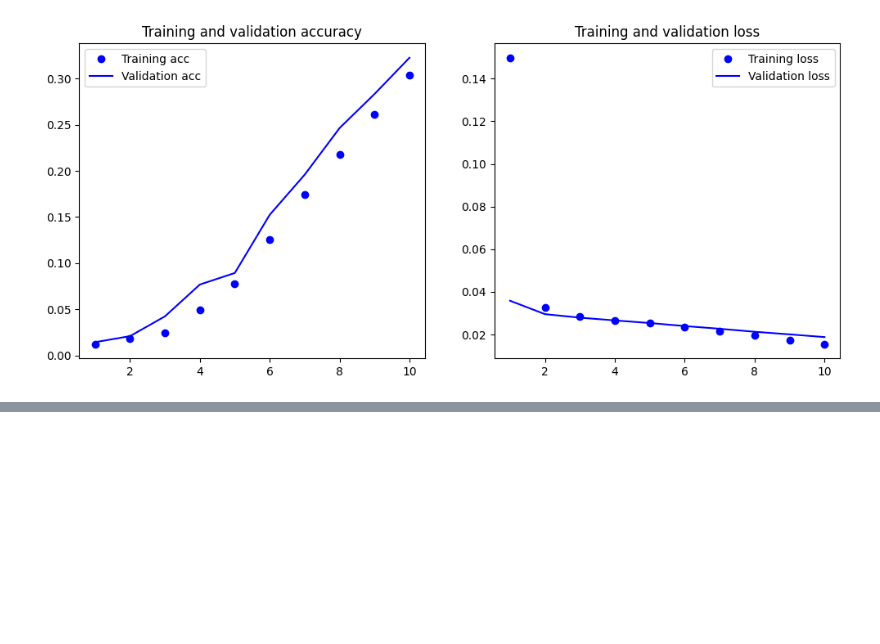
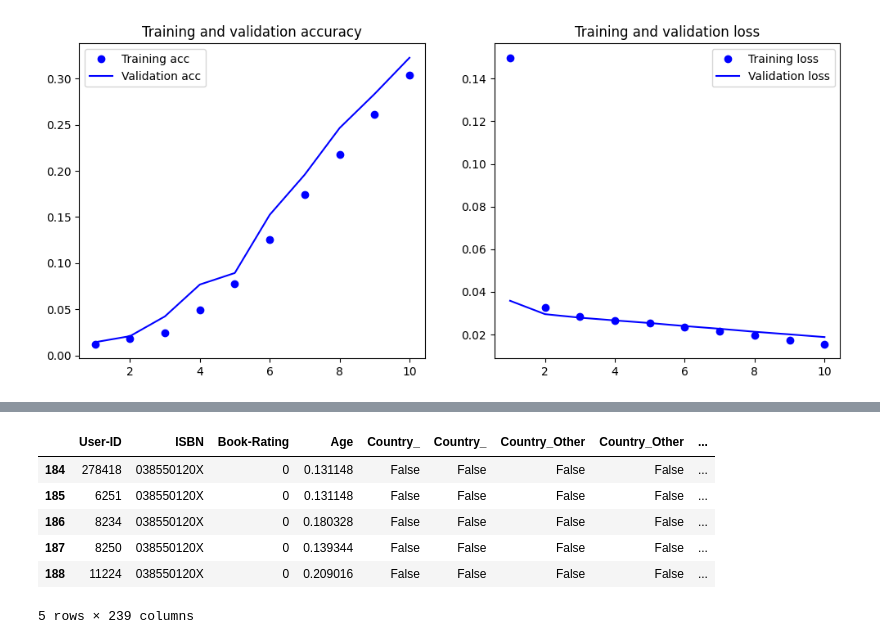
Before and after one commit to GitElean/DL_6_7, a Jupyter notebook: recommendation.ipynb, the cells around one changed output, grey strips where cells are left out. Saved outputs shown, nothing was run; the diff lists cells and outputs as text; code cells hidden in the pictures; blank space fills up the shorter version.

```diff
--- a/recommendation.ipynb
+++ b/recommendation.ipynb
@@ -603,0 +813,58 @@ plt.show()
+# %%
+from sklearn.feature_extraction import FeatureHasher
+
+# Definimos el número de dimensiones de las características después del hashing
+n_features = 10
+
+# Inicializamos los hashers para cada característica categórica
+hasher_title = FeatureHasher(n_features=n_features, input_type='string')
+hasher_author = FeatureHasher(n_features=n_features, input_type='string')
+hasher_publisher = FeatureHasher(n_features=n_features, input_type='string')
+
+# Reducimos aún más N y M
+N_reduced = 500  # libros más calificados
+M_reduced = 5000  # usuarios que han dado más calificaciones
+
+# Obtenemos los top N_reduced libros y top M_reduced usuarios en términos de calificaciones
+top_N_books_reduced = ratings_df['ISBN'].value_counts().index[:N_reduced]
+top_M_users_reduced = ratings_df['User-ID'].value_counts().index[:M_reduced]
+
+# Filtramos el dataset de calificaciones para incluir solo estos libros y usuarios
+filtered_dataset_reduced = model_dataset_df[
+    model_dataset_df['ISBN'].isin(top_N_books_reduced) &
+    model_dataset_df['User-ID'].isin(top_M_users_reduced)
+]
+
+# Intentamos el hashing de nuevo con el conjunto de datos reducido
+try:
+    # Aplicamos el hashing a las columnas categóricas
+    # Suponiendo que filtered_dataset_reduced['Book-Title'] es una serie de pandas con títulos de libros como strings
+    hashed_titles_reduced = hasher_title.transform(filtered_dataset_reduced['Book-Title'].astype('str').map(lambda x: x.split()))
+    hashed_authors_reduced = hasher_author.transform(filtered_dataset_reduced['Book-Author'].astype('str').map(lambda x: x.split()))
+    hashed_publishers_reduced = hasher_publisher.transform(filtered_dataset_reduced['Publisher'].astype('str').map(lambda x: x.split()))
+
+    # Convertimos los hashings a DataFrames para poder unirlos de nuevo al dataset principal
+    hashed_titles_df_reduced = pd.DataFrame(hashed_titles_reduced.toarray(), index=filtered_dataset_reduced.index)
+    hashed_authors_df_reduced = pd.DataFrame(hashed_authors_reduced.toarray(), index=filtered_dataset_reduced.index)
+    hashed_publishers_df_reduced = pd.DataFrame(hashed_publishers_reduced.toarray(), index=filtered_dataset_reduced.index)
+
+    # Unimos los hashings al dataframe principal
+    filtered_dataset_reduced = filtered_dataset_reduced.drop(['Book-Title', 'Book-Author', 'Publisher'], axis=1)
+    model_dataset_with_hashed_reduced = pd.concat([filtered_dataset_reduced, hashed_titles_df_reduced, hashed_authors_df_reduced, hashed_publishers_df_reduced], axis=1)
+
+    # Mostramos el resultado
+    success = True
+except MemoryError as e:
+    # Si aún hay un error de memoria, lo capturaremos aquí
+    success = False
+    print(f"An error occurred: {e}")
+
+model_dataset_with_hashed_reduced.head() if success else "Hashing failed."
+# %% [output]
+|  | User-ID | ISBN | Book-Rating | Age | Country_ | Country_ | Country_Other | Country_Other | ... |
+| 184 | 278418 | 038550120X | 0 | 0.131148 | False | False | False | False | ... |
+| 185 | 6251 | 038550120X | 0 | 0.131148 | False | False | False | False | ... |
+| 186 | 8234 | 038550120X | 0 | 0.180328 | False | False | False | False | ... |
+| 187 | 8250 | 038550120X | 0 | 0.139344 | False | False | False | False | ... |
+| 188 | 11224 | 038550120X | 0 | 0.209016 | False | False | False | False | ... |
+5 rows × 239 columns
```
Also changed, not shown: parts of 11 cells of this notebook.
